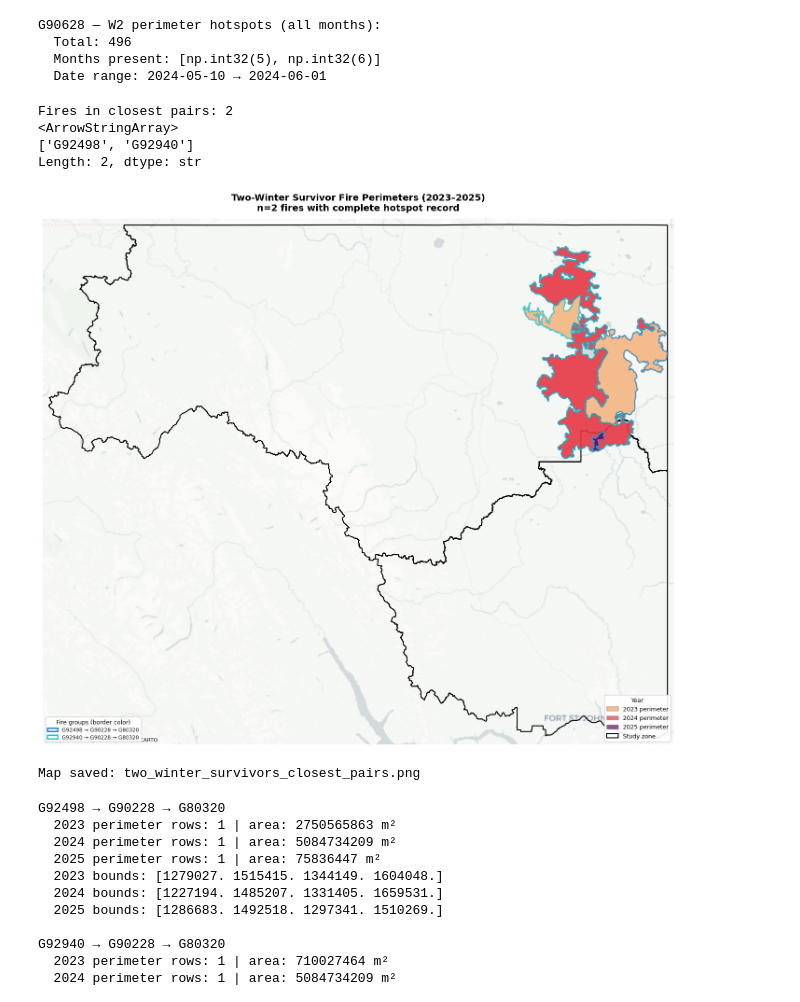
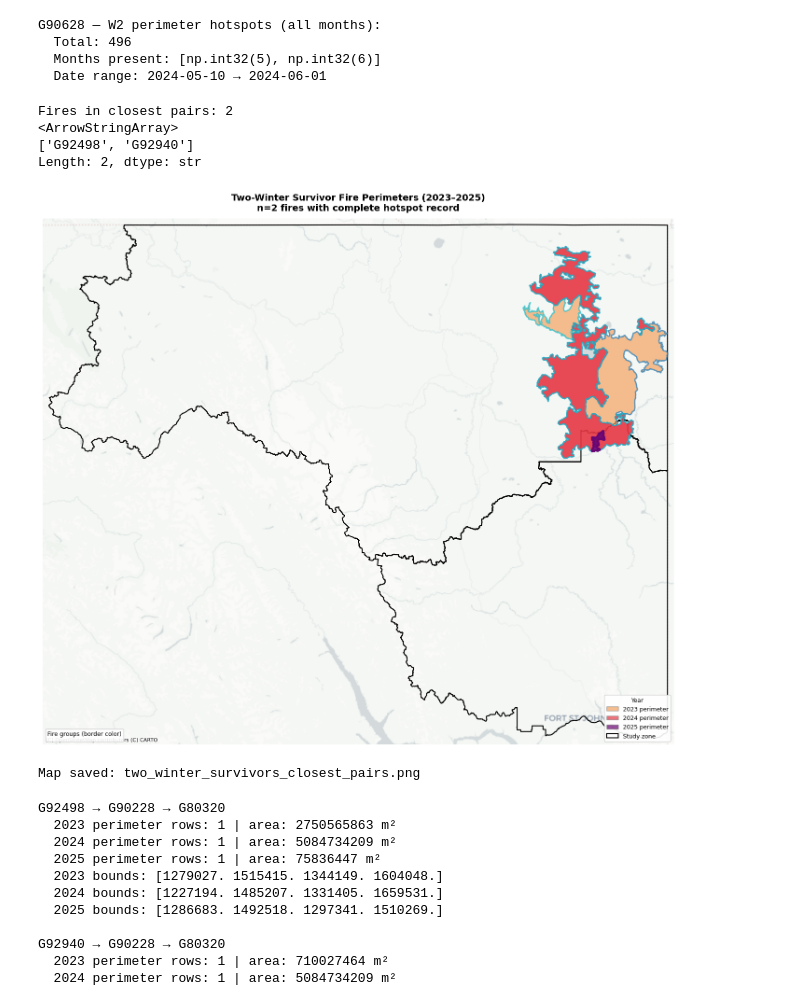
Before and after one commit to jackagoldman/overwintering, a Jupyter notebook: notebooks/overwinter_analysis.ipynb, the cells around one changed output. Drawn from its saved outputs; the diff is of its cells as text; code cells hidden in the pictures.

```diff
--- a/notebooks/overwinter_analysis.ipynb
+++ b/notebooks/overwinter_analysis.ipynb
@@ -2026,20 +2026,21 @@ for _, fire in two_winter_confirmed_closest.iterrows():
     perim_24 = perimeters_2024[perimeters_2024['FIRE_NO'] == fn_2024].to_crs(epsg=3857)
     perim_25 = perimeters_2025[perimeters_2025['FIRE_NO'] == fn_2025].to_crs(epsg=3857)
 
+    # 2023 and 2024 — filled as before
     if not perim_23.empty:
         perim_23.plot(ax=ax, color='#f4a261', alpha=0.7,
                       edgecolor=border_color, linewidth=2, zorder=3)
     if not perim_24.empty:
         perim_24.plot(ax=ax, color='#e63946', alpha=0.7,
                       edgecolor=border_color, linewidth=2, zorder=4)
+
+    # 2025 — NO fill, thick purple outline only so it's always visible on top
     if not perim_25.empty:
         perim_25.plot(ax=ax, color='#6a0572', alpha=0.7,
-                      edgecolor=border_color, linewidth=2, zorder=5)
-
-    legend_fire_groups.append(
-        mpatches.Patch(facecolor='white', edgecolor=border_color,
-                       linewidth=2, label=f'{fn_2023} → {fn_2024} → {fn_2025}')
-    )
+                      edgecolor=border_color, linewidth=2, zorder=6)
+        # Extra purple outline on top of everything
+        perim_25.plot(ax=ax, color='none',
+                      edgecolor='#6a0572', linewidth=3, zorder=7)
 
 # --- Extent from study zone ---
 bounds = study_zone.total_bounds
@@ -2055,34 +2056,34 @@ year_legend = [
     mpatches.Patch(facecolor='#f4a261', edgecolor='grey', alpha=0.7, label='2023 perimeter'),
     mpatches.Patch(facecolor='#e63946', edgecolor='grey', alpha=0.7, label='2024 perimeter'),
     mpatches.Patch(facecolor='#6a0572', edgecolor='grey', alpha=0.7, label='2025 perimeter'),
     mpatches.Patch(facecolor='none',    edgecolor='black', linewidth=1.5, label='Study zone'),
 ]
 
 legend1 = ax.legend(handles=year_legend, loc='lower right',
                     fontsize=9, framealpha=0.9,
                     title='Year', title_fontsize=9)
 ax.add_artist(legend1)
 
 legend2 = ax.legend(handles=legend_fire_groups, loc='lower left',
                     fontsize=8, framealpha=0.9,
                     title='Fire groups (border color)',
                     title_fontsize=9)
 
 ax.set_title(f'Two-Winter Survivor Fire Perimeters (2023–2025)\n'
              f'n={len(two_winter_confirmed_closest)} fires with complete hotspot record',
              fontsize=14, fontweight='bold', pad=12)
 ax.set_axis_off()
 
 plt.tight_layout()
 plt.savefig('two_winter_survivors_closest_pairs.png', dpi=300, bbox_inches='tight')
 plt.show()
 print("Map saved: two_winter_survivors_closest_pairs.png")
 # %% [output]
 Fires in closest pairs: 2
 <ArrowStringArray>
 ['G92498', 'G92940']
 Length: 2, dtype: str
-[figure, old version]
+[figure, new version]
 Map saved: two_winter_survivors_closest_pairs.png
 # %%
 for _, fire in two_winter_confirmed_closest.iterrows():
```
Also changed, not shown: parts of 1 cell of this notebook.
